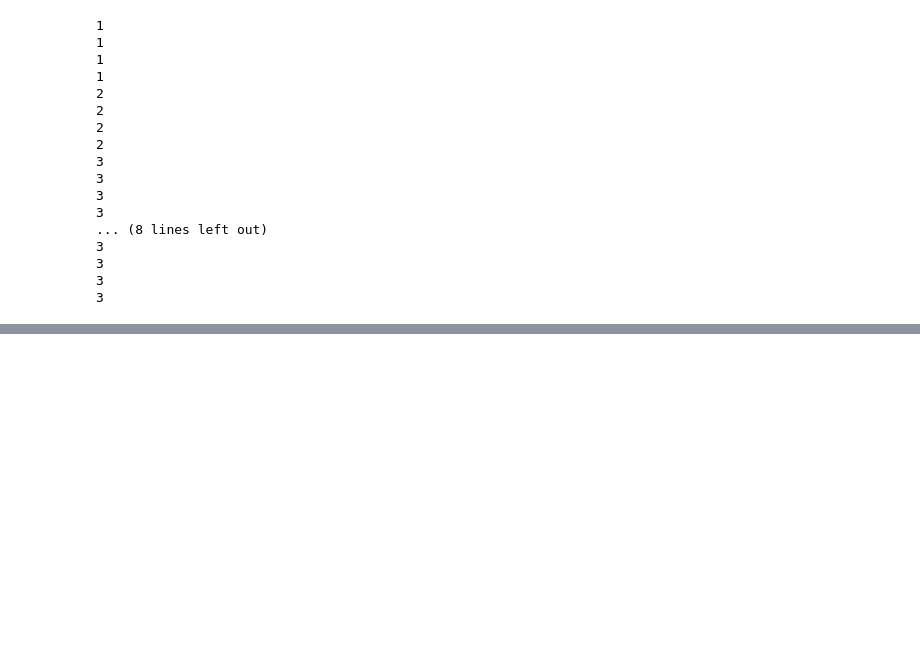
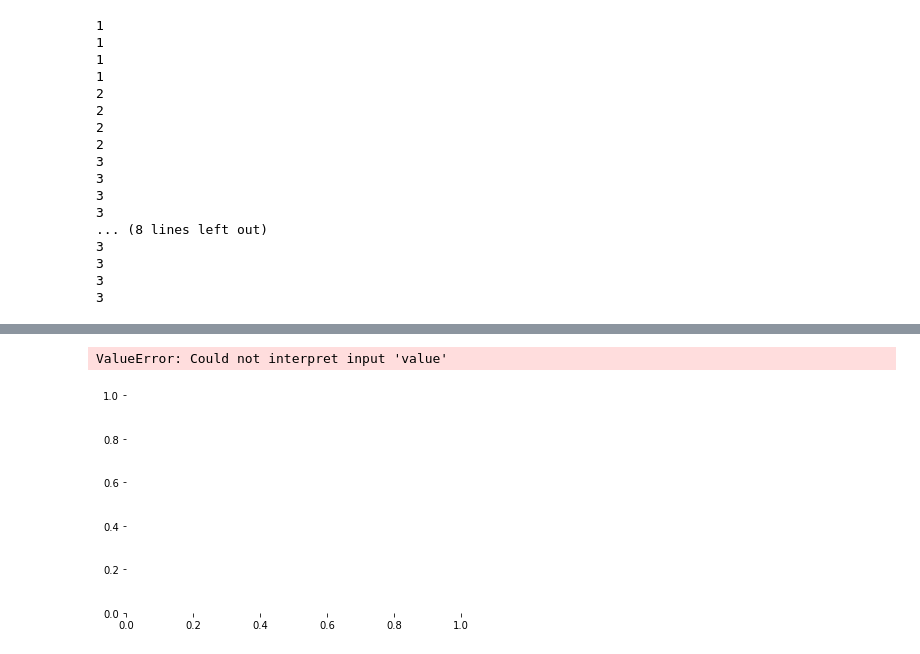
Before and after one commit to hkucukdereli/behavior, a Jupyter notebook: lickPlots.ipynb, the cells around one changed output, grey strips where cells are left out. Drawn from its saved outputs; the diff is of its cells as text; code cells hidden in the pictures; blank space fills up the shorter version.

```diff
--- a/lickPlots.ipynb
+++ b/lickPlots.ipynb
@@ -121 +123,13 @@ Performance
+# %%
+# Initialize the figure
+f, ax = plt.subplots()
+sns.despine(bottom=True, left=True)
+
+# Show each observation with a scatterplot
+sns.stripplot(x="value", y="run", hue="None",
+              data=df, dodge=True, jitter=True,
+              alpha=.25, zorder=1)
+# %% [output]
+ValueError: Could not interpret input 'value'
+[figure, added]
 # %%
```
Also changed, not shown: parts of 5 cells of this notebook.
